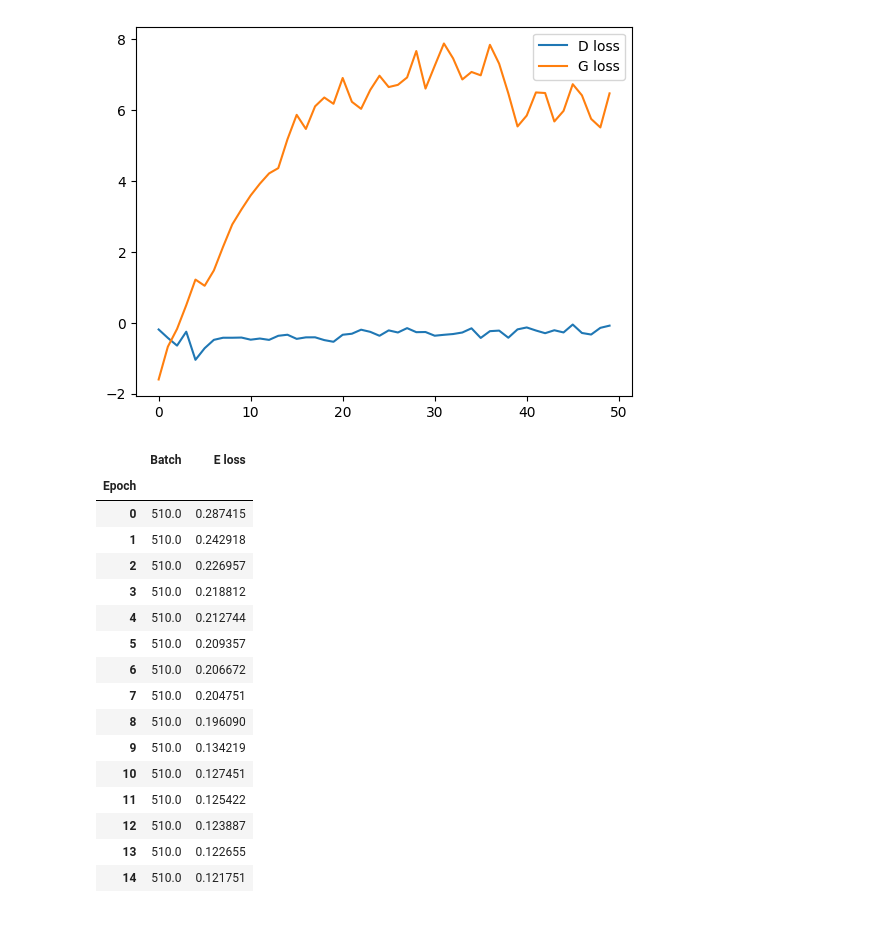
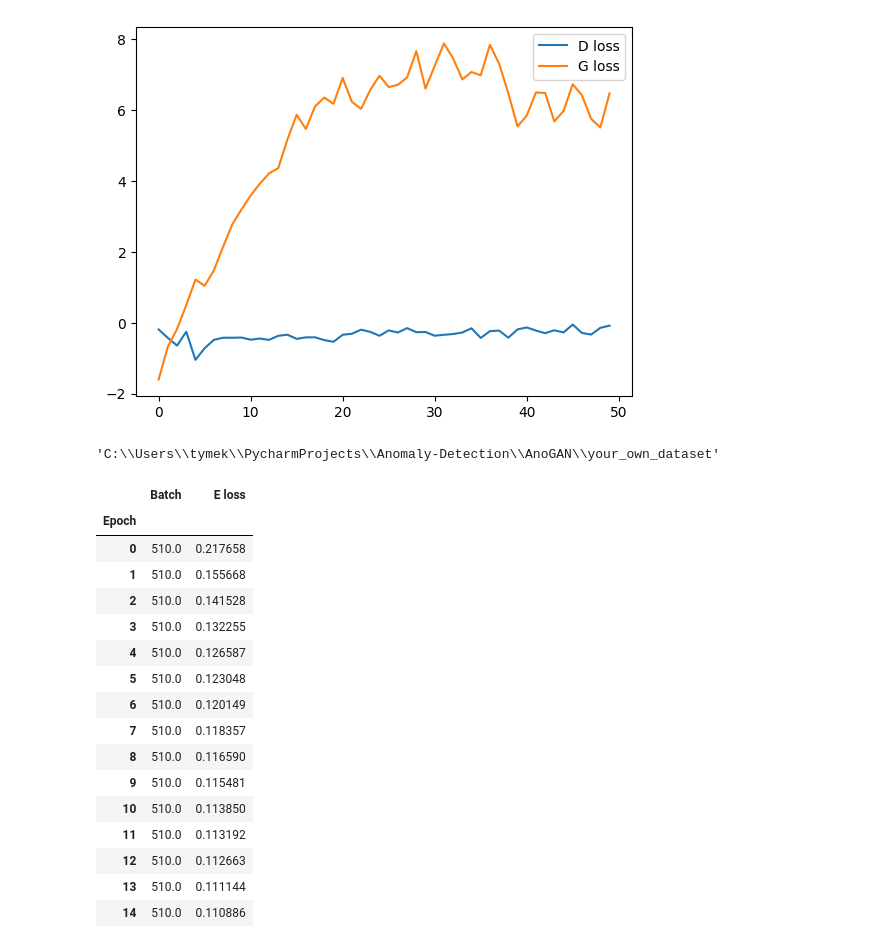
Before and after one commit to tymsoncyferki/Anomaly-Detection, a Jupyter notebook: AnoGAN/your_own_dataset/check_results.ipynb, the cells around one changed output. Cells and saved outputs as stored; diff of their text form; code cells hidden in the pictures.

```diff
--- a/AnoGAN/your_own_dataset/check_results.ipynb
+++ b/AnoGAN/your_own_dataset/check_results.ipynb
@@ -84,25 +123,31 @@ plt.legend()
 plt.show()
 # %% [output]
 [figure]
+# %%
+import os
+os.getcwd()
+# %% [output]
+'C:\\Users\\tymek\\PycharmProjects\\Anomaly-Detection\\AnoGAN\\your_own_dataset'
 # %%
-df_loss2 = pd.read_csv('results/train_encoder_log.csv')
+df_loss2 = pd.read_csv('results_cropped_15_15/train_encoder_log.csv')
 # %%
-df_loss2.groupby('Epoch').aggregate('mean')
+eloss_agg = df_loss2.groupby('Epoch').aggregate('mean')
+eloss_agg
 # %% [output]
 |  | Batch | E loss |
 | Epoch |  |  |
-| 0 | 510.0 | 0.287415 |
-| 1 | 510.0 | 0.242918 |
-| 2 | 510.0 | 0.226957 |
-| 3 | 510.0 | 0.218812 |
-| 4 | 510.0 | 0.212744 |
-| 5 | 510.0 | 0.209357 |
-| 6 | 510.0 | 0.206672 |
-| 7 | 510.0 | 0.204751 |
-| 8 | 510.0 | 0.196090 |
-| 9 | 510.0 | 0.134219 |
-| 10 | 510.0 | 0.127451 |
-| 11 | 510.0 | 0.125422 |
-| 12 | 510.0 | 0.123887 |
-| 13 | 510.0 | 0.122655 |
-| 14 | 510.0 | 0.121751 |
+| 0 | 510.0 | 0.217658 |
+| 1 | 510.0 | 0.155668 |
+| 2 | 510.0 | 0.141528 |
+| 3 | 510.0 | 0.132255 |
+| 4 | 510.0 | 0.126587 |
+| 5 | 510.0 | 0.123048 |
+| 6 | 510.0 | 0.120149 |
+| 7 | 510.0 | 0.118357 |
+| 8 | 510.0 | 0.116590 |
+| 9 | 510.0 | 0.115481 |
+| 10 | 510.0 | 0.113850 |
+| 11 | 510.0 | 0.113192 |
+| 12 | 510.0 | 0.112663 |
+| 13 | 510.0 | 0.111144 |
+| 14 | 510.0 | 0.110886 |
```
Also changed, not shown: parts of 11 cells of this notebook, 13 other files.
